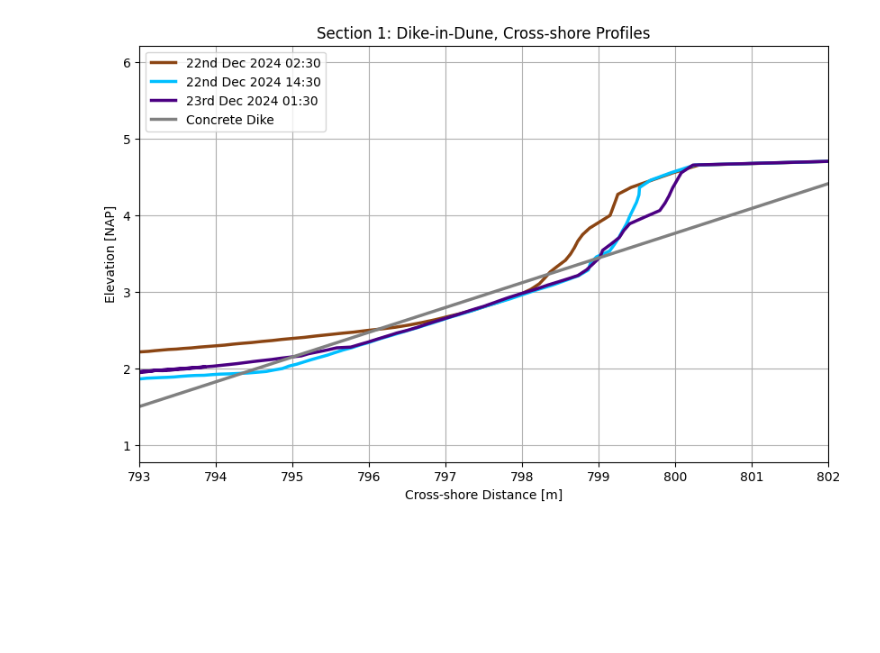
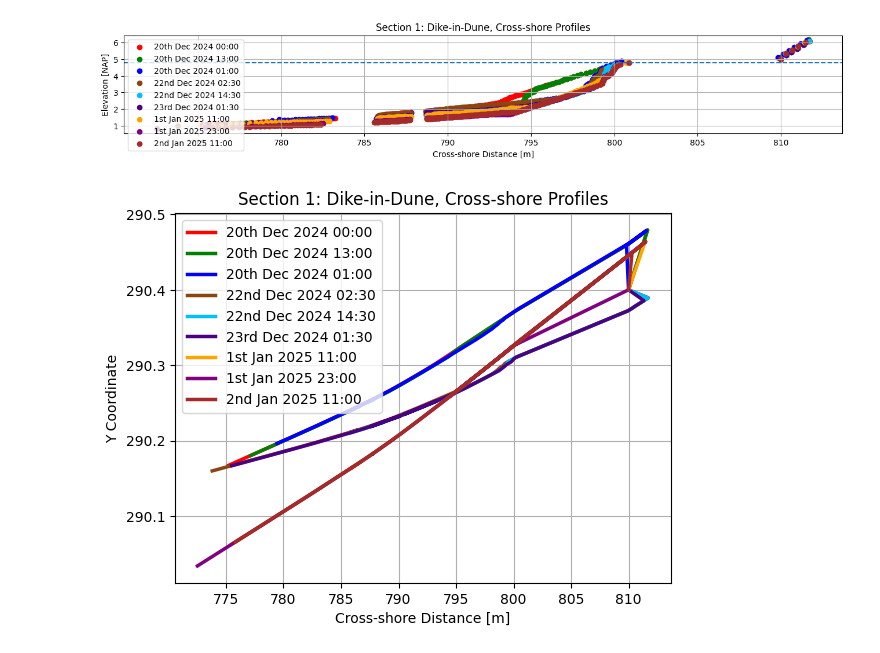
Before and after one commit to Rubenrosman/HybridDune, a Jupyter notebook: Ruben/LiDAR/New_lidar_script_2.ipynb, the cells around one changed output. Saved outputs shown, nothing was run; the diff lists cells and outputs as text; code cells hidden in the pictures; blank space fills up the shorter version.

```diff
--- a/Ruben/LiDAR/New_lidar_script_2.ipynb
+++ b/Ruben/LiDAR/New_lidar_script_2.ipynb
@@ -121,5 +155,14 @@ transformation_matrix2[1,3]+=  452000.00
 # Transformation matrix storm 4
 # Transformation matrix storm 5
+# %%
+# storm 1
+pcd_file1_1 = r"U:\2024-12-18 to 2024-12-20, Storm 1\Lidars\20241220_LiDAR1\10s interval data\Lidar1__Pcl_0019_12_2024__00_00_00.206.PCD"
+pcd_file1_2 = r"U:\2024-12-18 to 2024-12-20, Storm 1\Lidars\20241220_LiDAR1\10s interval data\Lidar1__Pcl_0019_12_2024__13_00_00.209.PCD"
+pcd_file1_3 = r"U:\2024-12-18 to 2024-12-20, Storm 1\Lidars\20241220_LiDAR1\10s interval data\Lidar1__Pcl_0020_12_2024__01_00_00.206.PCD"
+
+df1_1 = transform_lidar(pcd_file1_1, transformation_matrix1)
+df1_2 = transform_lidar(pcd_file1_2, transformation_matrix1)
+df1_3 = transform_lidar(pcd_file1_3, transformation_matrix1)
 # %%
 # Storm 2
 pcd_file2_1 = r"U:\2024-12-22, Storm 2\Lidars\20241223_LiDAR1\10s interval data\Lidar1__Pcl_0022_12_2024__02_30_30.030.PCD"
@@ -146,0 +175,9 @@ Name: x, Length: 270, dtype: float64
+# %%
+# storm 3
+pcd_file3_1 = r"U:\2025-01-01, Storm 3\Lidars\20250102_LiDAR1\10s interval data\lidar1__Pcl_0001_01_2025__11_20_00.245.PCD"
+pcd_file3_2 = r"U:\2025-01-01, Storm 3\Lidars\20250102_LiDAR1\10s interval data\lidar1__Pcl_0001_01_2025__23_00_00.245.PCD"
+pcd_file3_3 = r"U:\2025-01-01, Storm 3\Lidars\20250102_LiDAR1\10s interval data\lidar1__Pcl_0002_01_2025__07_30_00.245.PCD"
+
+df3_1 = transform_lidar(pcd_file3_1, transformation_matrix3)
+df3_2 = transform_lidar(pcd_file3_2, transformation_matrix3)
+df3_3 = transform_lidar(pcd_file3_3, transformation_matrix3)
@@ -147,26 +226,62 @@ Name: x, Length: 270, dtype: float64
 # %%
 # Plot the transformed transects
-plt.figure(figsize=(10, 6))
+plt.figure(figsize=(16, 8))
 
-# Plot each dataframe
-plt.plot(df2_1['x'], df2_1['z'], color='saddlebrown', linewidth=2.5, label='22nd Dec 2024 02:30')
-plt.plot(df2_2['x'], df2_2['z'], color='deepskyblue', linewidth=2.5, label='22nd Dec 2024 14:30')
-plt.plot(df2_3['x'], df2_3['z'], color='indigo', linewidth=2.5, label='23rd Dec 2024 01:30')
+# Plot each dataframe with chosen colorpack
+colors = ['red', 'green', 'blue', 'saddlebrown', 'deepskyblue', 'indigo', 'orange', 'purple', 'brown']
+
+plt.scatter(df1_1['x'], df1_1['z'], color=colors[0], label='20th Dec 2024 00:00')
+plt.scatter(df1_2['x'], df1_2['z'], color=colors[1], label='20th Dec 2024 13:00')
+plt.scatter(df1_3['x'], df1_3['z'], color=colors[2], label='20th Dec 2024 01:00')
+
+plt.scatter(df2_1['x'], df2_1['z'], color=colors[3], label='22nd Dec 2024 02:30')
+plt.scatter(df2_2['x'], df2_2['z'], color=colors[4], label='22nd Dec 2024 14:30')
+plt.scatter(df2_3['x'], df2_3['z'], color=colors[5], label='23rd Dec 2024 01:30')
+
+plt.scatter(df3_1['x'], df3_1['z'], color=colors[6], label='1st Jan 2025 11:00')
+plt.scatter(df3_2['x'], df3_2['z'], color=colors[7], label='1st Jan 2025 23:00')
+plt.scatter(df3_3['x'], df3_3['z'], color=colors[8], label='2nd Jan 2025 11:00')
+
+
 
 # Plot line through teen_ns and kruin_ns
 x = [teen_ns[0], kruin_ns[0]]
 y = [teen_ns[2], kruin_ns[2]]
-plt.plot(x, y, color='grey', linewidth=2.5, label='Concrete Dike')
+# plt.plot(x, y, color='grey', linewidth=4.5, label='Concrete Dike')
 
 plt.xlabel('Cross-shore Distance [m]')
 plt.ylabel('Elevation [NAP]')
 plt.title('Section 1: Dike-in-Dune, Cross-shore Profiles')
 plt.grid(True)
 plt.gca().set_aspect('equal', adjustable='box')
 plt.legend(loc='upper left')
 
-plt.xlim(793, 802)
+plt.axhline(y=4.8, linestyle='--')
+
+# plt.xlim(790, 805)
 
 plt.show()
 # %% [output]
-[figure, old version]
+[figure, new version]
+# %%
+plt.plot(df1_1['x'], df1_1['y'], color=colors[0], linewidth=2.5, label='20th Dec 2024 00:00')
+plt.plot(df1_2['x'], df1_2['y'], color=colors[1], linewidth=2.5, label='20th Dec 2024 13:00')
+plt.plot(df1_3['x'], df1_3['y'], color=colors[2], linewidth=2.5, label='20th Dec 2024 01:00')
+
+plt.plot(df2_1['x'], df2_1['y'], color=colors[3], linewidth=2.5, label='22nd Dec 2024 02:30')
+plt.plot(df2_2['x'], df2_2['y'], color=colors[4], linewidth=2.5, label='22nd Dec 2024 14:30')
+plt.plot(df2_3['x'], df2_3['y'], color=colors[5], linewidth=2.5, label='23rd Dec 2024 01:30')
+
+plt.plot(df3_1['x'], df3_1['y'], color=colors[6], linewidth=2.5, label='1st Jan 2025 11:00')
+plt.plot(df3_2['x'], df3_2['y'], color=colors[7], linewidth=2.5, label='1st Jan 2025 23:00')
+plt.plot(df3_3['x'], df3_3['y'], color=colors[8], linewidth=2.5, label='2nd Jan 2025 11:00')
+
+plt.xlabel('Cross-shore Distance [m]')
+plt.ylabel('Y Coordinate')
+plt.title('Section 1: Dike-in-Dune, Cross-shore Profiles')
+plt.grid(True)
+plt.legend(loc='upper left')
+
+plt.show()
+# %% [output]
+[figure, added]
```
Also changed, not shown: parts of 7 cells of this notebook, 3 other files.
